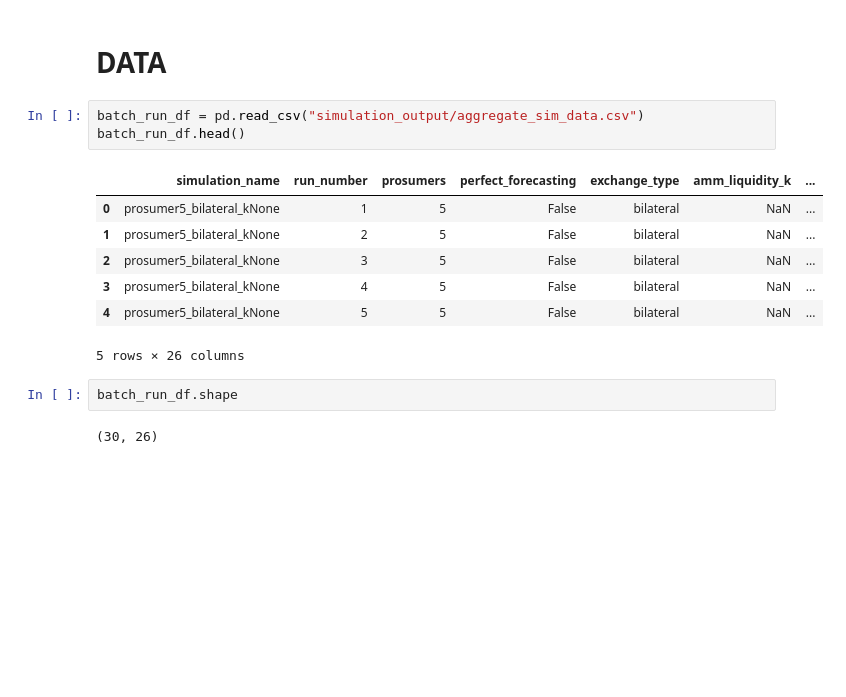
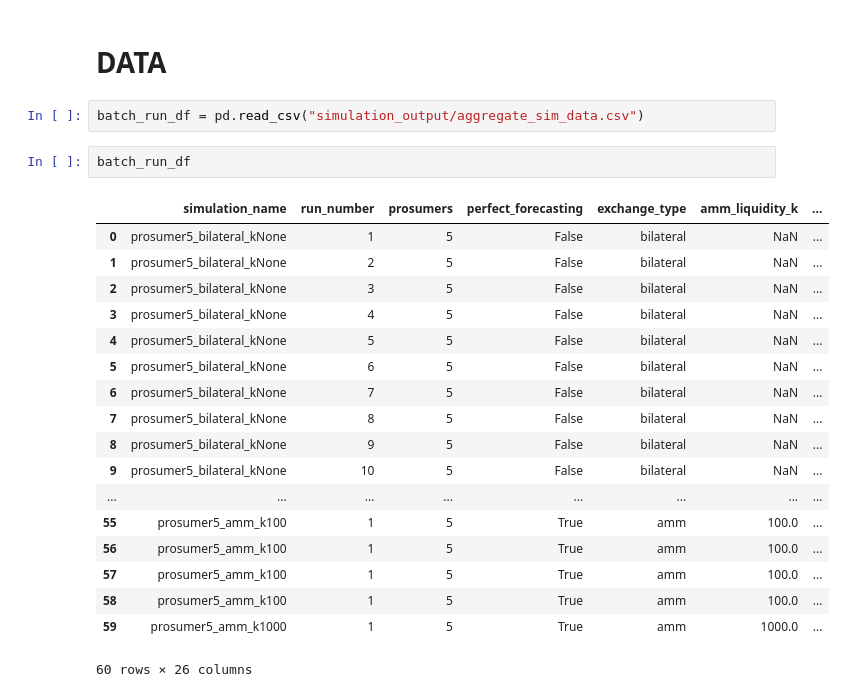
Before and after one commit to nalinbhatt/p2p_solar_abm, a Jupyter notebook: analysis_notbook.ipynb, the cells around one changed output. Saved outputs shown, nothing was run; the diff lists cells and outputs as text; blank space fills up the shorter version.

```diff
--- a/analysis_notbook.ipynb
+++ b/analysis_notbook.ipynb
@@ -10,16 +10,24 @@ import pandas as pd
 # DATA
 # %%
 batch_run_df = pd.read_csv("simulation_output/aggregate_sim_data.csv")
-batch_run_df.head()
-# %% [output]
-|  | simulation_name | run_number | prosumers | perfect_forecasting | exchange_type | amm_liquidity_k | ... |
-| 0 | prosumer5_bilateral_kNone | 1 | 5 | False | bilateral | NaN | ... |
-| 1 | prosumer5_bilateral_kNone | 2 | 5 | False | bilateral | NaN | ... |
-| 2 | prosumer5_bilateral_kNone | 3 | 5 | False | bilateral | NaN | ... |
-| 3 | prosumer5_bilateral_kNone | 4 | 5 | False | bilateral | NaN | ... |
-| 4 | prosumer5_bilateral_kNone | 5 | 5 | False | bilateral | NaN | ... |
-5 rows × 26 columns
 # %%
-batch_run_df.shape
+batch_run_df
 # %% [output]
+|  | simulation_name | run_number | prosumers | perfect_forecasting | exchange_type | amm_liquidity_k | ... |
+| 0 | prosumer5_bilateral_kNone | 1 | 5 | False | bilateral | NaN | ... |
+| 1 | prosumer5_bilateral_kNone | 2 | 5 | False | bilateral | NaN | ... |
+| 2 | prosumer5_bilateral_kNone | 3 | 5 | False | bilateral | NaN | ... |
+| 3 | prosumer5_bilateral_kNone | 4 | 5 | False | bilateral | NaN | ... |
+| 4 | prosumer5_bilateral_kNone | 5 | 5 | False | bilateral | NaN | ... |
+| 5 | prosumer5_bilateral_kNone | 6 | 5 | False | bilateral | NaN | ... |
+| 6 | prosumer5_bilateral_kNone | 7 | 5 | False | bilateral | NaN | ... |
+| 7 | prosumer5_bilateral_kNone | 8 | 5 | False | bilateral | NaN | ... |
+| 8 | prosumer5_bilateral_kNone | 9 | 5 | False | bilateral | NaN | ... |
+| 9 | prosumer5_bilateral_kNone | 10 | 5 | False | bilateral | NaN | ... |
+| ... | ... | ... | ... | ... | ... | ... | ... |
+| 55 | prosumer5_amm_k100 | 1 | 5 | True | amm | 100.0 | ... |
+| 56 | prosumer5_amm_k100 | 1 | 5 | True | amm | 100.0 | ... |
+| 57 | prosumer5_amm_k100 | 1 | 5 | True | amm | 100.0 | ... |
+| 58 | prosumer5_amm_k100 | 1 | 5 | True | amm | 100.0 | ... |
+| 59 | prosumer5_amm_k1000 | 1 | 5 | True | amm | 1000.0 | ... |
-(30, 26)
+60 rows × 26 columns
```
Also changed, not shown: 10 other files.
